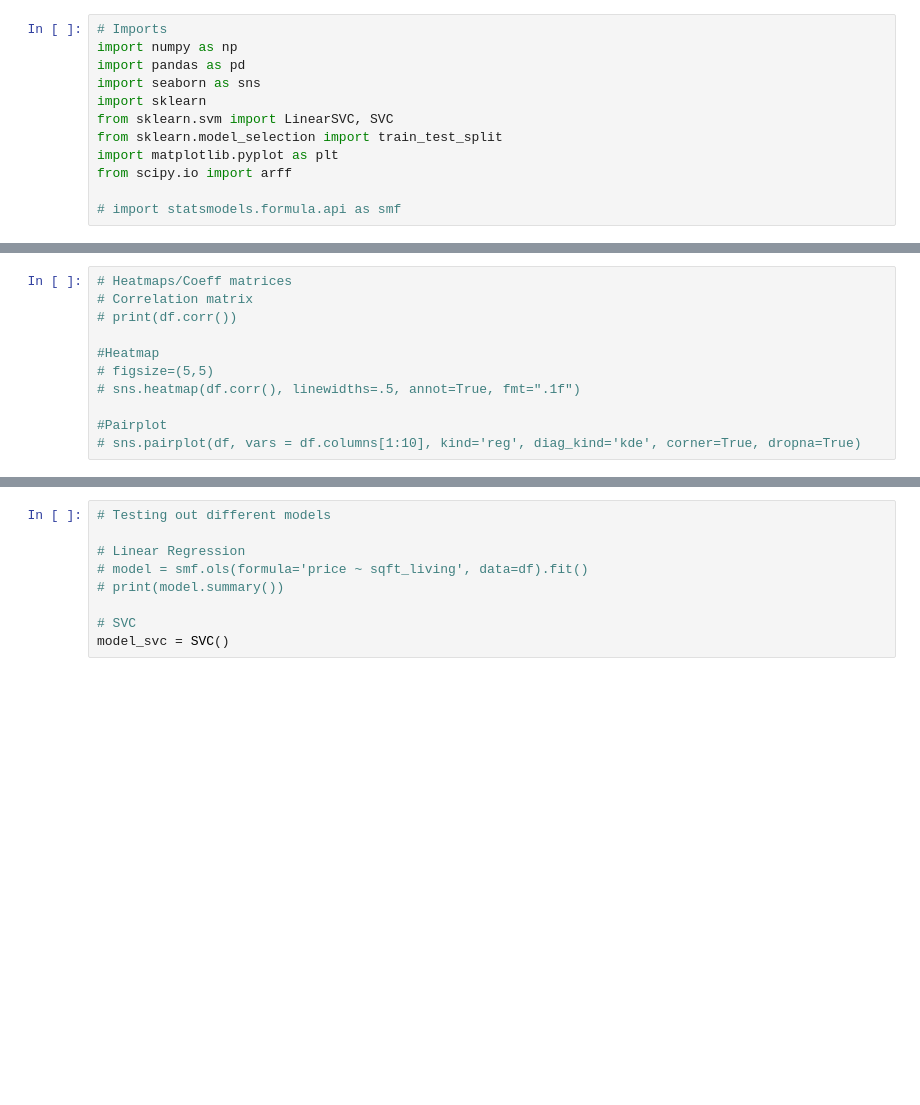
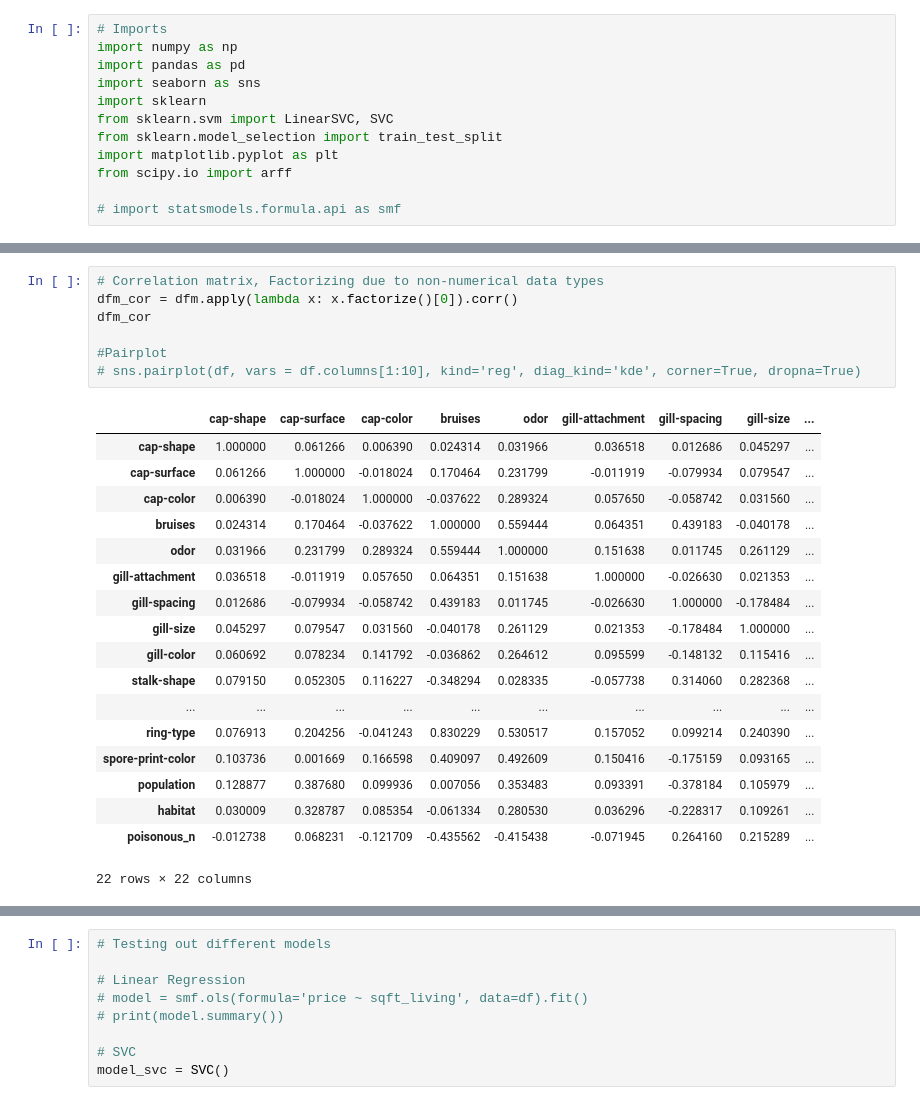
Before and after one commit to bxue2/Supervised-Learning-Final, a Jupyter notebook: influenza_final.ipynb, the cells around one changed output, grey strips where cells are left out. Drawn from its saved outputs; the diff is of its cells as text; blank space fills up the shorter version.

```diff
--- a/influenza_final.ipynb
+++ b/influenza_final.ipynb
@@ -108,11 +134,26 @@ None
 # %%
-# Heatmaps/Coeff matrices
-# Correlation matrix
-# print(df.corr())
-
-#Heatmap
-# figsize=(5,5)
-# sns.heatmap(df.corr(), linewidths=.5, annot=True, fmt=".1f")
+# Correlation matrix, Factorizing due to non-numerical data types
+dfm_cor = dfm.apply(lambda x: x.factorize()[0]).corr()
+dfm_cor
 
 #Pairplot
 # sns.pairplot(df, vars = df.columns[1:10], kind='reg', diag_kind='kde', corner=True, dropna=True)
+# %% [output]
+|  | cap-shape | cap-surface | cap-color | bruises | odor | gill-attachment | gill-spacing | gill-size | ... |
+| cap-shape | 1.000000 | 0.061266 | 0.006390 | 0.024314 | 0.031966 | 0.036518 | 0.012686 | 0.045297 | ... |
+| cap-surface | 0.061266 | 1.000000 | -0.018024 | 0.170464 | 0.231799 | -0.011919 | -0.079934 | 0.079547 | ... |
+| cap-color | 0.006390 | -0.018024 | 1.000000 | -0.037622 | 0.289324 | 0.057650 | -0.058742 | 0.031560 | ... |
+| bruises | 0.024314 | 0.170464 | -0.037622 | 1.000000 | 0.559444 | 0.064351 | 0.439183 | -0.040178 | ... |
+| odor | 0.031966 | 0.231799 | 0.289324 | 0.559444 | 1.000000 | 0.151638 | 0.011745 | 0.261129 | ... |
+| gill-attachment | 0.036518 | -0.011919 | 0.057650 | 0.064351 | 0.151638 | 1.000000 | -0.026630 | 0.021353 | ... |
+| gill-spacing | 0.012686 | -0.079934 | -0.058742 | 0.439183 | 0.011745 | -0.026630 | 1.000000 | -0.178484 | ... |
+| gill-size | 0.045297 | 0.079547 | 0.031560 | -0.040178 | 0.261129 | 0.021353 | -0.178484 | 1.000000 | ... |
+| gill-color | 0.060692 | 0.078234 | 0.141792 | -0.036862 | 0.264612 | 0.095599 | -0.148132 | 0.115416 | ... |
+| stalk-shape | 0.079150 | 0.052305 | 0.116227 | -0.348294 | 0.028335 | -0.057738 | 0.314060 | 0.282368 | ... |
+| ... | ... | ... | ... | ... | ... | ... | ... | ... | ... |
+| ring-type | 0.076913 | 0.204256 | -0.041243 | 0.830229 | 0.530517 | 0.157052 | 0.099214 | 0.240390 | ... |
+| spore-print-color | 0.103736 | 0.001669 | 0.166598 | 0.409097 | 0.492609 | 0.150416 | -0.175159 | 0.093165 | ... |
+| population | 0.128877 | 0.387680 | 0.099936 | 0.007056 | 0.353483 | 0.093391 | -0.378184 | 0.105979 | ... |
+| habitat | 0.030009 | 0.328787 | 0.085354 | -0.061334 | 0.280530 | 0.036296 | -0.228317 | 0.109261 | ... |
+| poisonous_n | -0.012738 | 0.068231 | -0.121709 | -0.435562 | -0.415438 | -0.071945 | 0.264160 | 0.215289 | ... |
+22 rows × 22 columns
```
Also changed, not shown: parts of 5 cells of this notebook.
